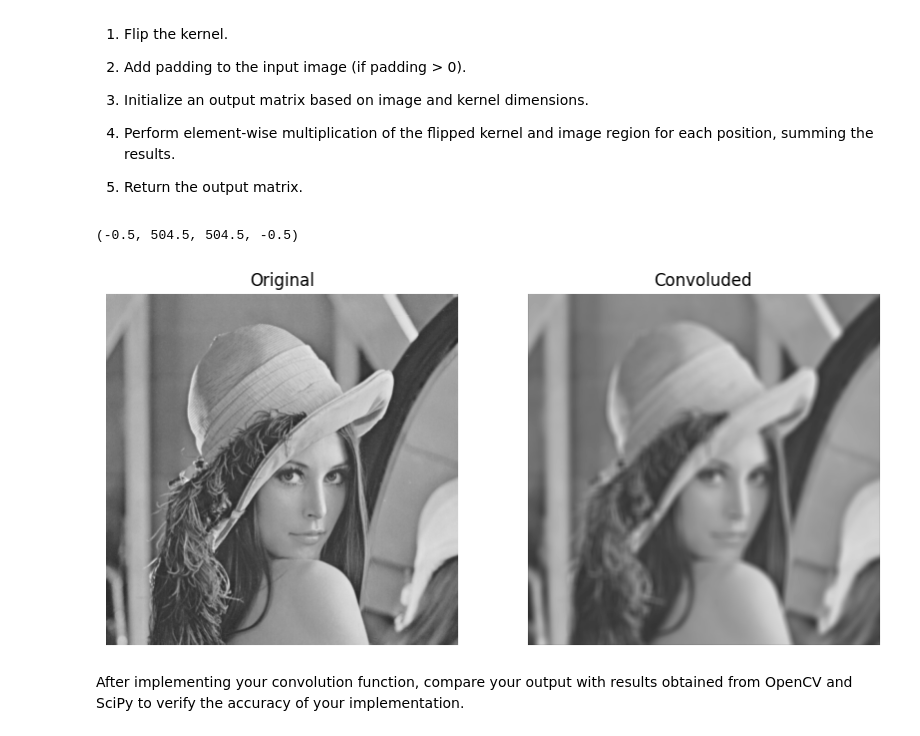
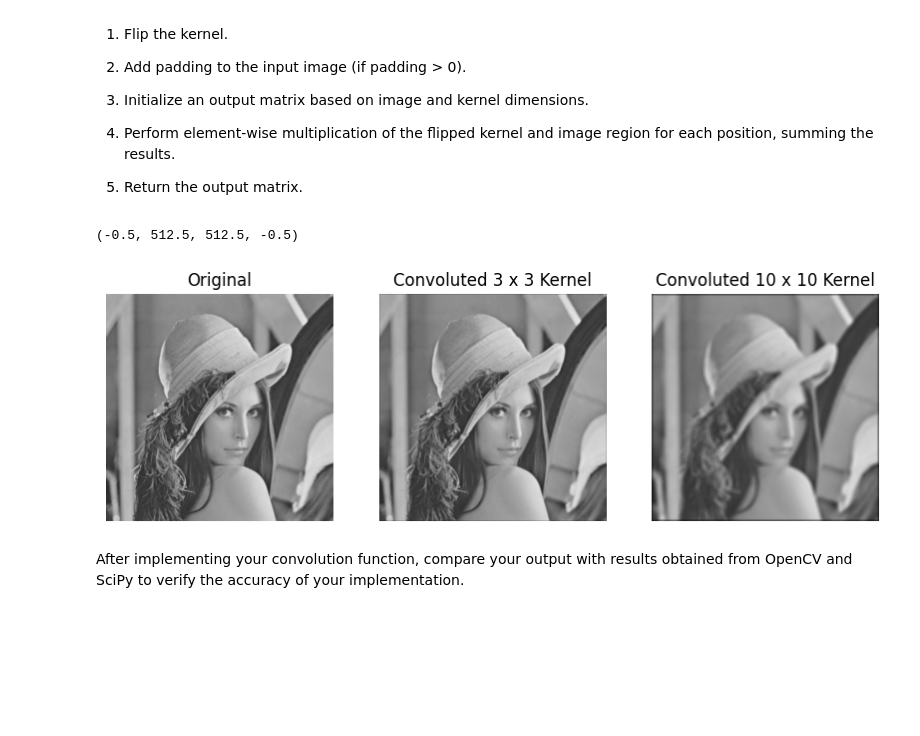
Before and after one commit to Pablo-H-H/Proyecto-1-Vision-Por-Computador, a Jupyter notebook: Project1.ipynb, the cells around one changed output. Cells and saved outputs as stored; diff of their text form; code cells hidden in the pictures; blank space fills up the shorter version.

Commit message:
Cambio en titulos de imagenes

```diff
--- a/Project1.ipynb
+++ b/Project1.ipynb
@@ -39,7 +39,7 @@ import matplotlib.pyplot as plt
 image = cv2.imread("./images/lenna.png", 0)
 
 # Create a kernel
-k_size = 10
+k_size = 3
 kernel = np.ones((k_size,k_size))/(k_size * k_size)
 
 # Set needed variables
@@ -89,37 +89,46 @@ def convolution(image, kernel, padding=0, stride=1):
       stride: An integer representing the step size for moving the kernel.
 
     Returns:
       An array representing the output image after applying the convolution operation.
     """
     # Remember to flip the kernel
     # Use the np.pad() function for padding, and implement only one padding mode (e.g., constant)
     # Your code goes here!
     flipped_kernel = flipp_kernel(kernel)
 
 
     padded_image = np.pad(image, padding)
 
     imagen_filtrada = crear_stride(padded_image, flipped_kernel, stride)
 
     return imagen_filtrada
 
 
 # Apply your convolution
 custom_result = convolution(image, kernel, padding, stride)
 
+k_size = 10
+kernel = np.ones((k_size,k_size))/(k_size * k_size)
+
+custom_result_big_kernel = convolution(image, kernel, padding=5, stride=stride)
+
 # Display the image and convolved_image
 # Your code to display the images goes here!
-fig, ax = plt.subplots(1, 2, figsize=(10, 5))
+fig, ax = plt.subplots(1, 3, figsize=(10, 5))
 ax[0].imshow(image, cmap='gray', vmin=0, vmax=255)
 ax[0].set_title("Original")
 ax[0].axis("off")
 
 ax[1].imshow(custom_result, cmap='gray', vmin=0, vmax=255)
-ax[1].set_title("Convoluded")
+ax[1].set_title("Convoluted 3 x 3 Kernel")
 ax[1].axis("off")
+
+ax[2].imshow(custom_result_big_kernel, cmap='gray', vmin=0, vmax=255)
+ax[2].set_title("Convoluted 10 x 10 Kernel")
+ax[2].axis("off")
 # %% [output]
-(-0.5, 504.5, 504.5, -0.5)
+(-0.5, 512.5, 512.5, -0.5)
-[figure, old version]
+[figure, new version]
 # %% [markdown]
 After implementing your convolution function, compare your output with results obtained from OpenCV and SciPy to verify the accuracy of your implementation.
 # %%
```
Also changed, not shown: parts of 4 cells of this notebook.
